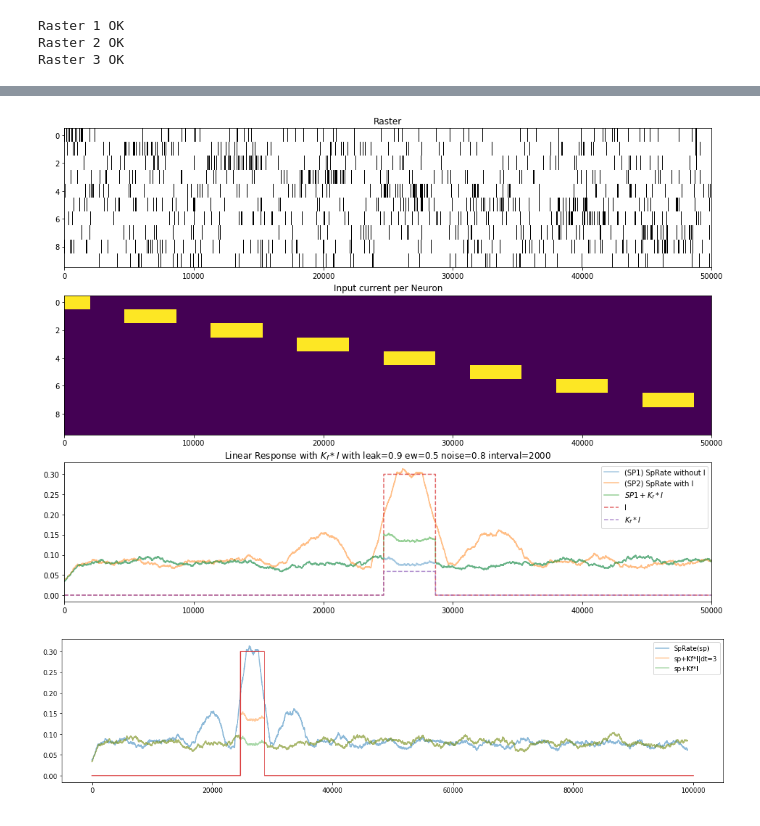
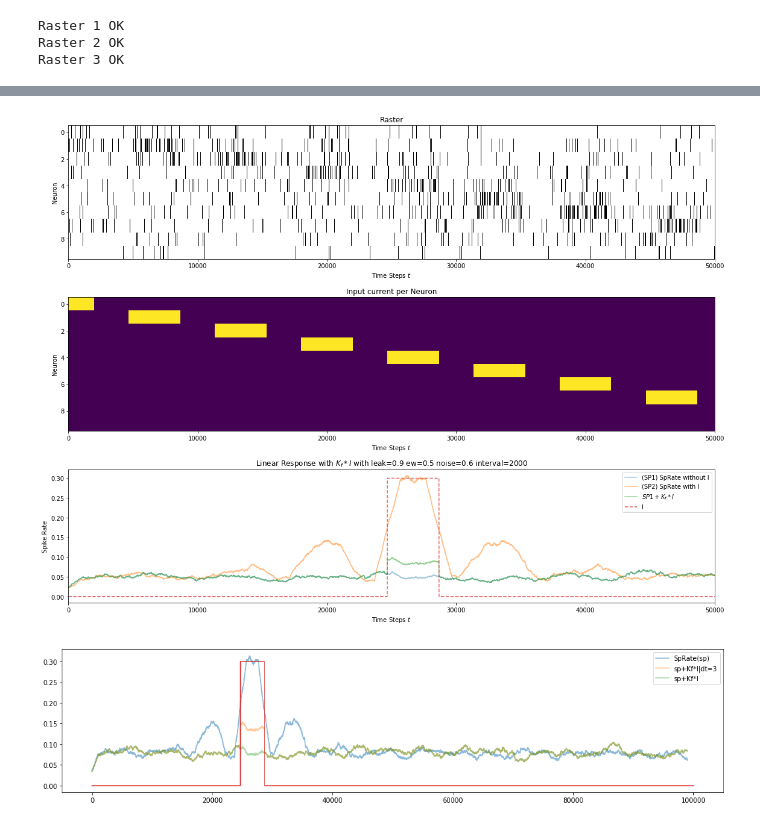
Before and after one commit to iampuero/pyBMS, a Jupyter notebook: pyBMS.ipynb, the cells around one changed output, grey strips where cells are left out. Saved outputs shown, nothing was run; the diff lists cells and outputs as text; code cells hidden in the pictures.

```diff
--- a/pyBMS.ipynb
+++ b/pyBMS.ipynb
@@ -274,13 +277,0 @@ def movingBar(N,leak,noise,amplitude,a,sigma,v,delta,ew,iw,interval,tau,plots,ga
-# %%
-#FILE PLOTTING
-with open("datadumpew0.4.pkl","rb") as OF:
-    plotdata = pkl.load(OF)
-plt.figure(figsize=(18,6))
-plt.yscale("log")
-plt.plot(plotdata["tau"][0],abs(plotdata["tau"][1]))
-#plt.plot(plotdata["tau"][0],np.exp(-np.array(plotdata["tau"][0])/0.9))
-#plt.plot(plotdata["tau"][0],-5.5-np.array(plotdata["tau"][0])/(10))
-a,b = np.polyfit(plotdata["tau"][0],np.log(plotdata["tau"][1]),1)
-plt.plot(plotdata["tau"][0],np.exp(a*np.array(plotdata["tau"][0])+b))
-#plt.plot(plotdata["tau"][0],plotdata["tau"][1])
-print (a,b)
@@ -342,45 +330,47 @@ def linearResponseLoader(interval,leak,ew,noise,tcurrent,neuronA):
     st,en = 0,50000
     plt.subplot(3,1,1)
     plt.xlim(st,en)
+    plt.xlabel('Time Steps $t$')
+    plt.ylabel('Neuron')
     plt.title("Raster")
     plt.imshow(raster2,aspect="auto",cmap='binary')
 
 
 
     plt.subplot(3,1,2)
     plt.title("Input current per Neuron")
     plt.xlim(st,en)
+    plt.xlabel('Time Steps $t$')
+    plt.ylabel('Neuron')
     plt.imshow(current.T,aspect="auto")
     #plt.plot(range(rA2.shape[0]),rA2)
     #plt.title('SpikeRate')
 
     plt.subplot(3,1,3)
 
     plt.title("Linear Response with $K_f*I$ with leak={0} ew={1} noise={2} interval={3}".format(leak,ew,noise,interval))
     #plt.xlim(0,T)
     plt.xlim(st,en)
+    plt.xlabel('Time Steps $t$')
+    plt.ylabel('Spike Rate')
+
     plt.plot(range(int(T-interval/2)),rA,label="(SP1) SpRate without I".format(neuronA),alpha=0.4)
     plt.plot(range(int(T-interval/2)),rA2,label="(SP2) SpRate with I".format(neuronA),alpha=0.5)
     plt.plot(range(int(T-interval/2)),rA3[:int(T-interval/2)]+rA,label="$SP1+K_f*I$".format(neuronA),alpha=0.5)
     #plt.plot(range(int(T-interval/2)),3*rA3[:int(T-interval/2)]+rA,label="$SR1+(Kf*I)*3$".format(neuronA),alpha=0.5)
     plt.plot(range(T),current.T[neuronA],'--',label='I',alpha=0.7)
-    plt.plot(range(T),rA3,'--',label='$K_f*I$',alpha=0.7)
+    #plt.plot(range(T),rA3,'--',label='$K_f*I$',alpha=0.7)
     #plt.plot(range(T),KxS,'--',label='$K_f*I$',alpha=0.7)
     plt.legend()
+    plt.tight_layout()
     plt.savefig('lr.svg')
     plt.show()
 
     return rA,rA2,rA3[:int(T-interval/2)],sumTau,current.T[neuronA]
 
 #rateSp,rateI,conv,Kf,I = linearResponse(10,40,4,raster1,raster3,current3)
 #   leak, ew, noise [0.5,0.7,0.9] [0.2,0.5,0.7]  [0.3,0.5,0.6,0.8]
-rateSp,rateI,conv,Kf,I = linearResponseLoader(2000,0.9,0.5,0.8,2,4)
-# for leak in [0.5,0.7,0.9]:
-#     for ew in [0.2,0.5,0.7]:
-#         for noise in [0.3,0.5,0.6,0.8]:
-#             for interval in [40,200,500,1000]:
-#                 _,_,_,_,_ = linearResponseLoader(interval,leak,ew,noise,2,4)
-#                 _,_,_,_,_ = linearResponseLoader(interval,leak,ew,noise,3,4)
+rateSp,rateI,conv,Kf,I = linearResponseLoader(2000,0.9,0.5,0.6,2,4)
 # %% [output]
-[figure, old version]
+[figure, new version]
 # %%
```
Also changed, not shown: parts of 16 cells of this notebook, 1 other file.
